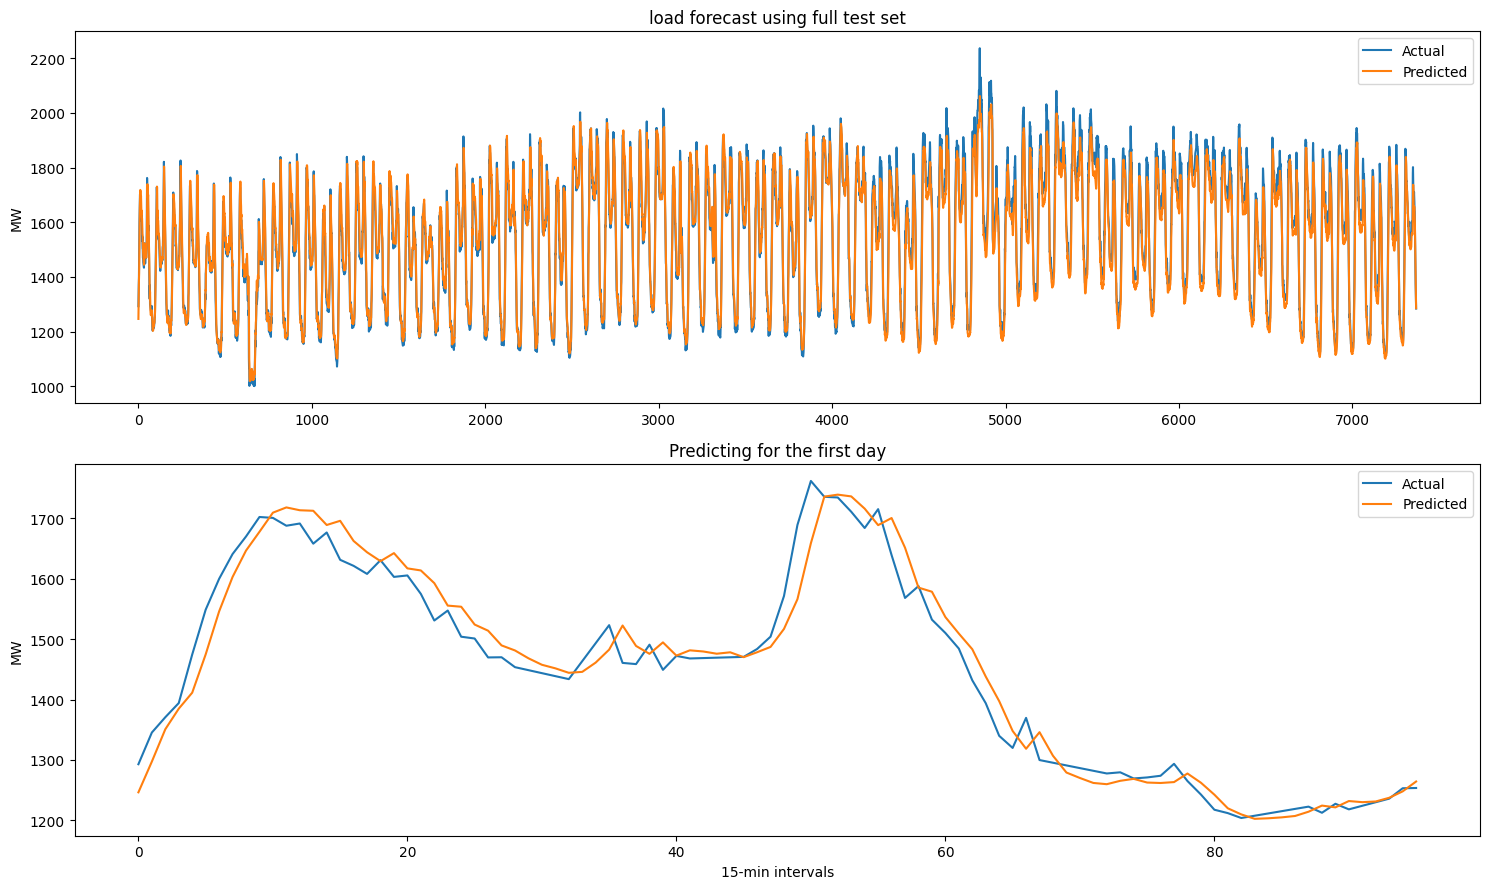
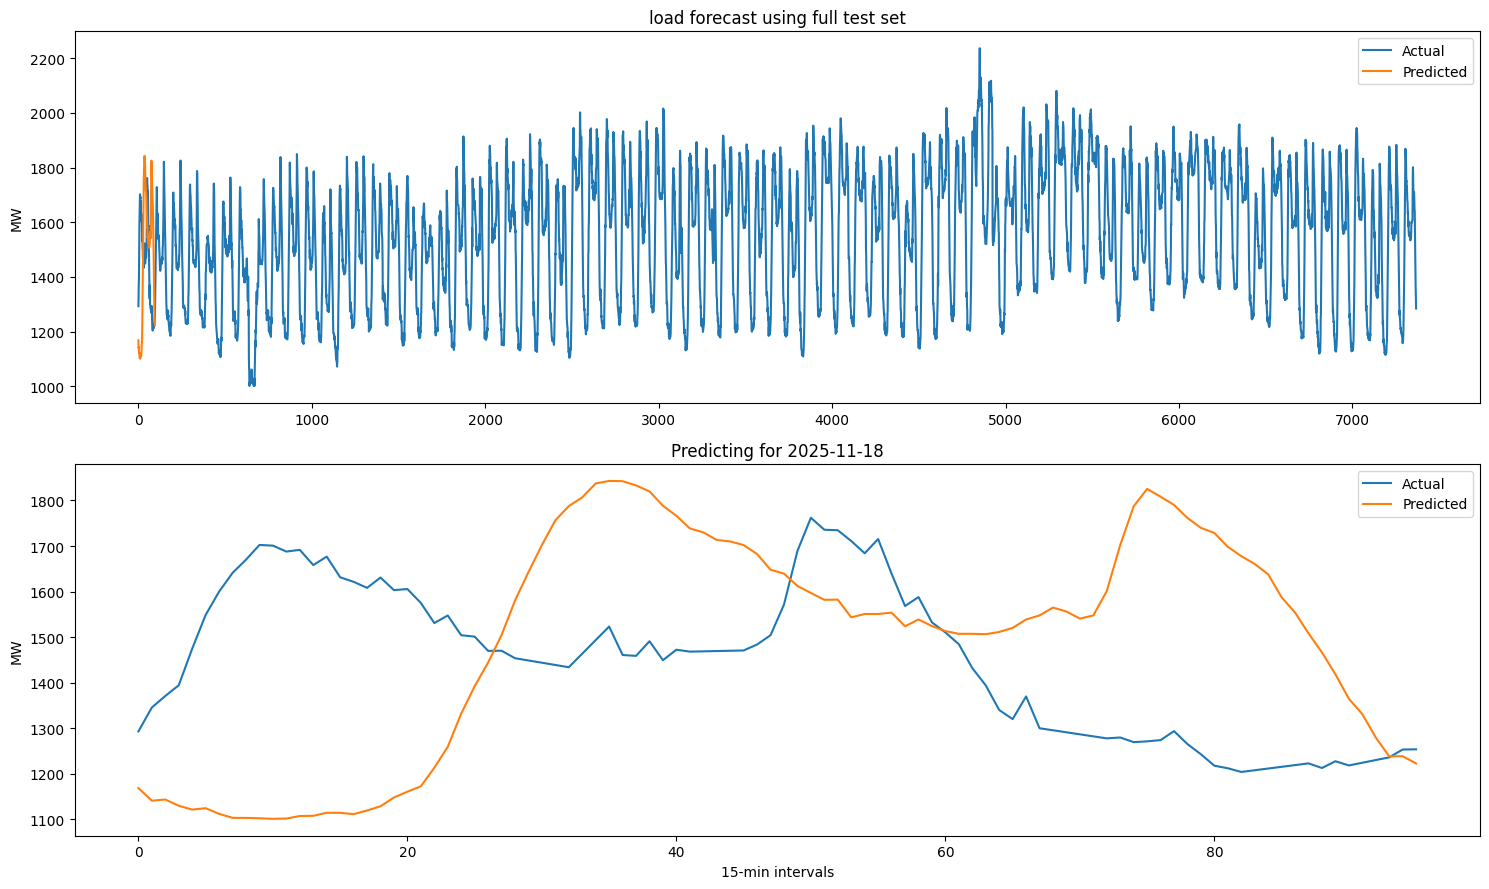
Code edit (unified diff) that turned the first committed figure into the second:
--- before
+++ after
@@ -11,7 +11,19 @@
 axes[0].legend()
 
-axes[1].plot(true_mw[:n_plot], label = 'Actual')
-axes[1].plot(preds_mw[:n_plot], label = 'Predicted')
-axes[1].set_title("Predicting for the first day")
+check_date = pd.Timestamp('2025-11-18').date()
+test_dates = df['Datetime'].iloc[split + SEQ_LEN:].reset_index(drop=True)
+day_mask = test_dates.dt.date == check_date
+
+if day_mask.any():
+    start_idx = int(np.where(day_mask)[0][0])
+    axes[1].plot(true_mw[start_idx:start_idx + 96], label='Actual')
+    axes[1].plot(preds_mw[start_idx:start_idx + 96], label='Predicted')
+    axes[1].set_title(f"Predicting for {check_date}")
+else:
+    print(f"{check_date} not in test set. Test runs from {test_dates.iloc[0].date()} to {test_dates.iloc[-1].date()}")
+    axes[1].plot(true_mw[:n_plot], label='Actual')
+    axes[1].plot(preds_mw[:n_plot], label='Predicted')
+    axes[1].set_title("Predicting for the first day")
+
 axes[1].set_xlabel("15-min intervals")
 axes[1].set_ylabel("MW")

Commit: graph update after removing a features